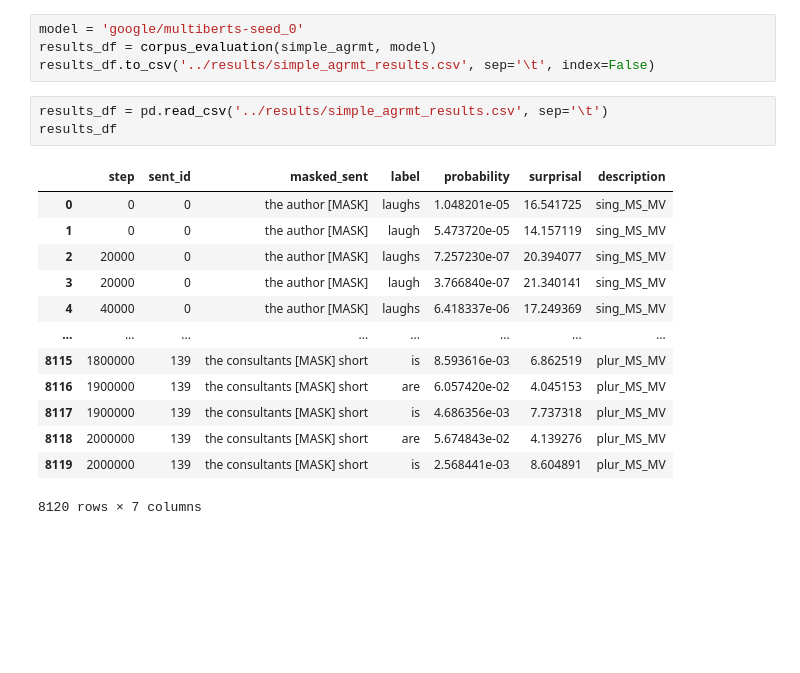
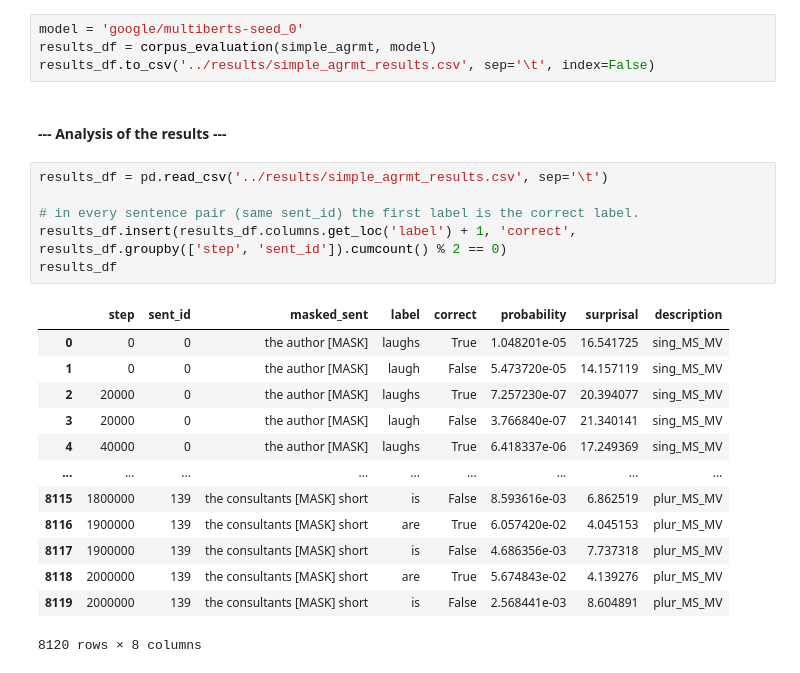
Before and after one commit to NazaninShafiabadi/word-acquisition-language-models, a Jupyter notebook: scripts/analyses.ipynb, the cells around one changed output. Cells and saved outputs as stored; diff of their text form; blank space fills up the shorter version.

```diff
--- a/scripts/analyses.ipynb
+++ b/scripts/analyses.ipynb
@@ -552,21 +581,26 @@ simple_agrmt
 model = 'google/multiberts-seed_0'
 results_df = corpus_evaluation(simple_agrmt, model)
 results_df.to_csv('../results/simple_agrmt_results.csv', sep='\t', index=False)
-# %%
-results_df = pd.read_csv('../results/simple_agrmt_results.csv', sep='\t')
-results_df
-# %% [output]
-|  | step | sent_id | masked_sent | label | probability | surprisal | description |
-| 0 | 0 | 0 | the author [MASK] | laughs | 1.048201e-05 | 16.541725 | sing_MS_MV |
-| 1 | 0 | 0 | the author [MASK] | laugh | 5.473720e-05 | 14.157119 | sing_MS_MV |
-| 2 | 20000 | 0 | the author [MASK] | laughs | 7.257230e-07 | 20.394077 | sing_MS_MV |
-| 3 | 20000 | 0 | the author [MASK] | laugh | 3.766840e-07 | 21.340141 | sing_MS_MV |
-| 4 | 40000 | 0 | the author [MASK] | laughs | 6.418337e-06 | 17.249369 | sing_MS_MV |
-| ... | ... | ... | ... | ... | ... | ... | ... |
-| 8115 | 1800000 | 139 | the consultants [MASK] short | is | 8.593616e-03 | 6.862519 | plur_MS_MV |
-| 8116 | 1900000 | 139 | the consultants [MASK] short | are | 6.057420e-02 | 4.045153 | plur_MS_MV |
-| 8117 | 1900000 | 139 | the consultants [MASK] short | is | 4.686356e-03 | 7.737318 | plur_MS_MV |
-| 8118 | 2000000 | 139 | the consultants [MASK] short | are | 5.674843e-02 | 4.139276 | plur_MS_MV |
-| 8119 | 2000000 | 139 | the consultants [MASK] short | is | 2.568441e-03 | 8.604891 | plur_MS_MV |
-8120 rows × 7 columns
+# %% [markdown]
+#### --- Analysis of the results ---
+# %%
+results_df = pd.read_csv('../results/simple_agrmt_results.csv', sep='\t')
+
+# in every sentence pair (same sent_id) the first label is the correct label.
+results_df.insert(results_df.columns.get_loc('label') + 1, 'correct', results_df.groupby(['step', 'sent_id']).cumcount() % 2 == 0)
+results_df
+# %% [output]
+|  | step | sent_id | masked_sent | label | correct | probability | surprisal | description |
+| 0 | 0 | 0 | the author [MASK] | laughs | True | 1.048201e-05 | 16.541725 | sing_MS_MV |
+| 1 | 0 | 0 | the author [MASK] | laugh | False | 5.473720e-05 | 14.157119 | sing_MS_MV |
+| 2 | 20000 | 0 | the author [MASK] | laughs | True | 7.257230e-07 | 20.394077 | sing_MS_MV |
+| 3 | 20000 | 0 | the author [MASK] | laugh | False | 3.766840e-07 | 21.340141 | sing_MS_MV |
+| 4 | 40000 | 0 | the author [MASK] | laughs | True | 6.418337e-06 | 17.249369 | sing_MS_MV |
+| ... | ... | ... | ... | ... | ... | ... | ... | ... |
+| 8115 | 1800000 | 139 | the consultants [MASK] short | is | False | 8.593616e-03 | 6.862519 | plur_MS_MV |
+| 8116 | 1900000 | 139 | the consultants [MASK] short | are | True | 6.057420e-02 | 4.045153 | plur_MS_MV |
+| 8117 | 1900000 | 139 | the consultants [MASK] short | is | False | 4.686356e-03 | 7.737318 | plur_MS_MV |
+| 8118 | 2000000 | 139 | the consultants [MASK] short | are | True | 5.674843e-02 | 4.139276 | plur_MS_MV |
+| 8119 | 2000000 | 139 | the consultants [MASK] short | is | False | 2.568441e-03 | 8.604891 | plur_MS_MV |
+8120 rows × 8 columns
 # %%
```
Also changed, not shown: parts of 8 cells of this notebook.
